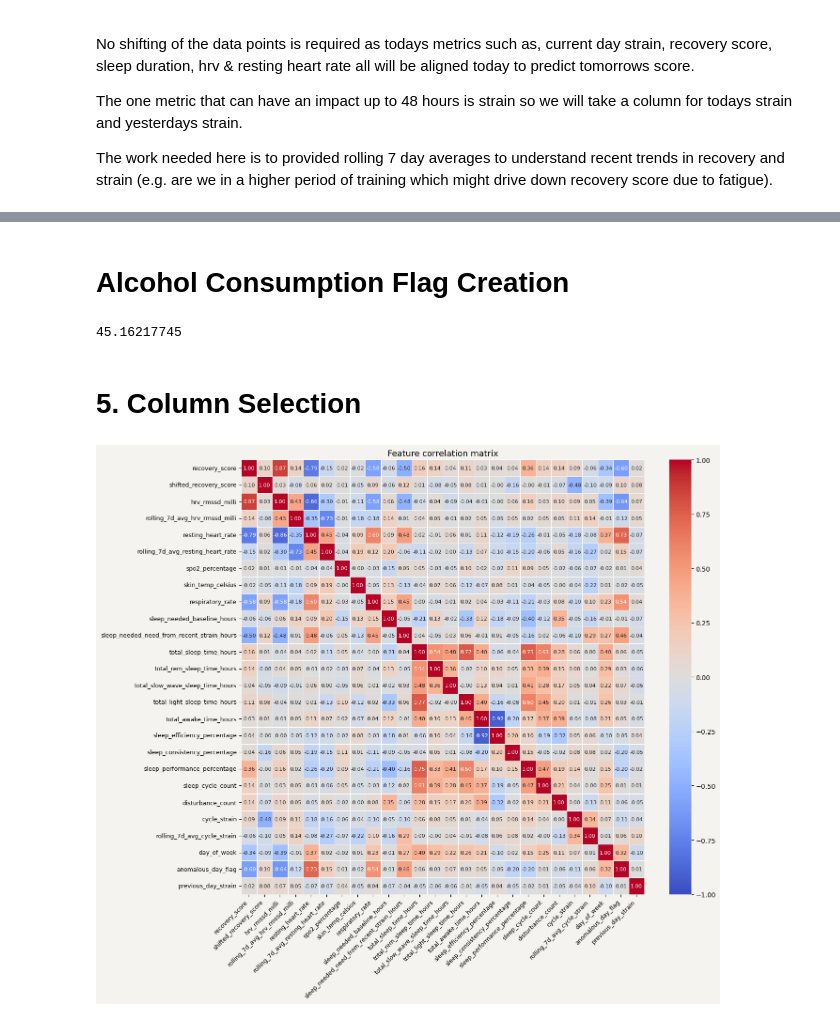
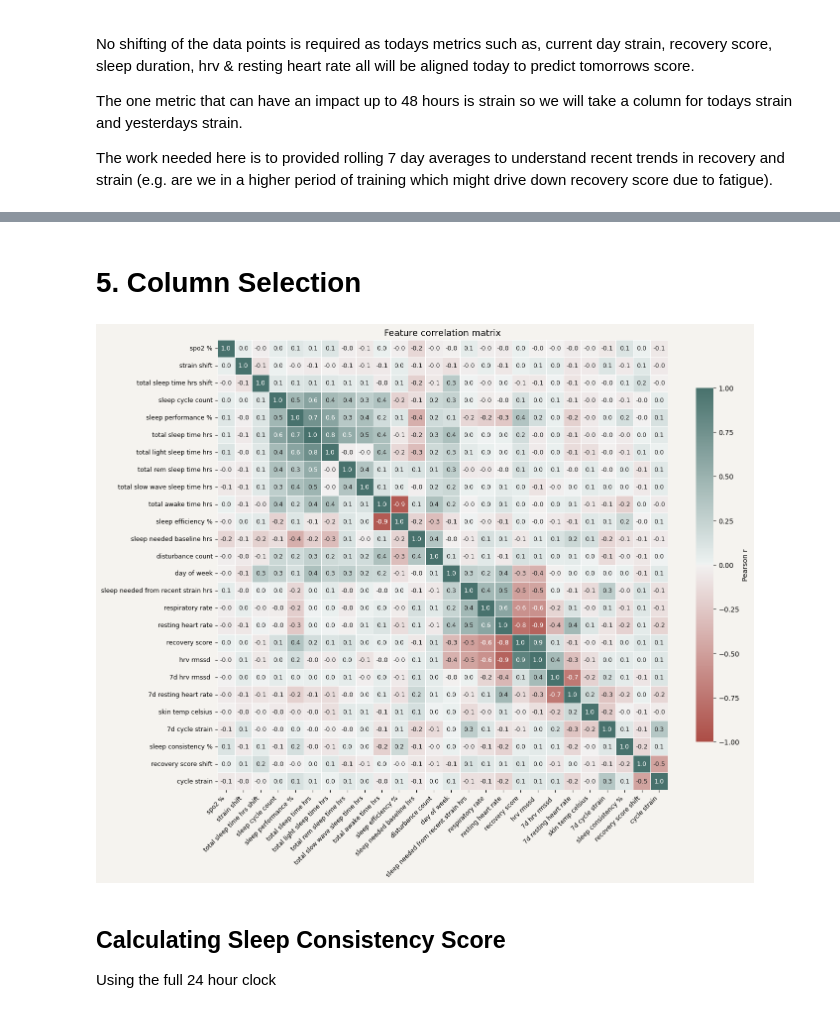
Before and after one commit to JordanPickles/whoop-recovery-predictor, a Jupyter notebook: notebooks/02_feature_engineering.ipynb, the cells around one changed output, grey strips where cells are left out. Cells and saved outputs as stored; diff of their text form; code cells hidden in the pictures.

```diff
--- a/notebooks/02_feature_engineering.ipynb
+++ b/notebooks/02_feature_engineering.ipynb
@@ -330,3 +345,9 @@ print(df_features[['date', 'day_of_week']].head(7))
+# %%
+df_features['sleep_start_local'] = pd.to_datetime(df_features['sleep_start']) + pd.to_timedelta(df_features['timezone_offset'], unit='m')
+df_features['sleep_end_local'] = pd.to_datetime(df_features['sleep_end']) + pd.to_timedelta(df_features['timezone_offset'], unit='m')
+
+df_features['sleep_start_local_decimal'] = pd.to_datetime(df_features['sleep_start_local']).dt.hour + (pd.to_datetime(df_features['sleep_start_local']).dt.minute / 60)
+df_features['sleep_end_local_decimal'] = pd.to_datetime(df_features['sleep_start_local']).dt.hour + (pd.to_datetime(df_features['sleep_end_local']).dt.minute / 60)
 # %% [markdown]
 # 4.2 Lag Features
 
@@ -336,8 +357,8 @@ The one metric that can have an impact up to 48 hours is strain so we will take
 
 The work needed here is to provided rolling 7 day averages to understand recent trends in recovery and strain (e.g. are we in a higher period of training which might drive down recovery score due to fatigue).
 # %%
-df_features['previous_day_strain'] = df_features['cycle_strain'].shift(-11)
-df_features['shifted_recovery_score'] = df_features['recovery_score'].shift(-1)
+df_features['strain_shift'] = df_features['cycle_strain'].shift(-11)
+df_features['recovery_score_shift'] = df_features['recovery_score'].shift(-1)
 
 ## Rolling 7 day averages
 
@@ -350,4 +371,5 @@ for col in cols:
     df_features[f'rolling_7d_avg_{col}'] = df_features[col].rolling(window=7, min_periods=3).mean()
 
 df_features.describe().T
+df_features.columns
 # %% [output]
@@ -371,22 +392,14 @@ df_features.describe().T
-# %% [markdown]
-# Alcohol Consumption Flag Creation
-# %%
-hrv_median = df_features['hrv_rmssd_milli'].median() # median is more robust to the outliers we know are present
-low_hrv_threshold = hrv_median * 0.67 # more conservative requiring the larger decrease based on the study of 33% decrease
-
-print(low_hrv_threshold)
-
-df_features['anomalous_day_flag'] = ((df_features['recovery_score'] < 34) & (df_features['hrv_rmssd_milli'] < low_hrv_threshold)).astype(int)
-# %% [output]
-45.16217745
+# %%
+df_features['total_sleep_time_hours_shift'] = df_features['total_sleep_time_hours'].shift(-1)
 # %% [markdown]
 # 5. Column Selection
 # %%
-
+from scipy.cluster.hierarchy import linkage, leaves_list
+from scipy.spatial.distance import squareform
 
 corr_cols = [
     'recovery_score',
-    'shifted_recovery_score',
+    'recovery_score_shift',
     'hrv_rmssd_milli',
     'rolling_7d_avg_hrv_rmssd_milli',
     'resting_heart_rate',
@@ -395,7 +408,7 @@ corr_cols = [
     'skin_temp_celsius',
     'respiratory_rate',
     'sleep_needed_baseline_hours',
-    'sleep_needed_need_from_recent_strain_hours',
+    'sleep_needed_from_recent_strain_hours',
     'total_sleep_time_hours',
     'total_rem_sleep_time_hours',
     'total_slow_wave_sleep_time_hours',
@@ -404,38 +417,58 @@ corr_cols = [
     'sleep_efficiency_percentage',
     'sleep_consistency_percentage',
     'sleep_performance_percentage',
     'sleep_cycle_count',
     'disturbance_count',
     'cycle_strain',
     'rolling_7d_avg_cycle_strain',
     'day_of_week',
-    'anomalous_day_flag',
-    'previous_day_strain'
+    'strain_shift',
+    'total_sleep_time_hours_shift'
 ]
+
+label_names =  [col.replace("_", " ").replace("percentage", "%").replace("hours", "hrs").replace("rolling 7d avg", "7d").replace("milli", "") for col in corr_cols]
+rename_map = dict(zip(corr_cols, label_names))
+
 corr_matrix = df_features[corr_cols].corr()
+corr_matrix = corr_matrix.rename(index=rename_map, columns=rename_map)
+link = linkage(squareform(1 - corr_matrix.abs(), checks=False), method="average")
+corr_matrix = corr_matrix.iloc[leaves_list(link), leaves_list(link)]
+
+#mask = np.triu(np.ones_like(corr_matrix, dtype=bool), k=0) # returns all values to be true in the upper diag of the matrix
+
+# scale colour to the real range (max value), not ±1, so structure isn't washed out
+vmax = corr_matrix.where(~np.eye(len(corr_matrix), dtype=bool)).abs().max().max()
+vmax = np.ceil(vmax * 10) / 10  # round up to nearest 0.1
 
 fig, ax = plt.subplots(figsize=(14, 12))
 fig.patch.set_facecolor('#f5f3ef')
 ax.set_facecolor('#f5f3ef')
+cmap = sns.diverging_palette(15, 180, s=55, l=45, as_cmap=True)  # coral <-> teal, white at 0
 
 sns.heatmap(
     corr_matrix,
     annot=True,
-    fmt='.2f',
-    cmap='coolwarm',
+    #mask=mask,
+    fmt='.1f',
+    cmap=cmap,
     center=0,
-    vmin=-1,
-    vmax=1,
+    vmin=-1*vmax,
+    vmax=vmax,
     linewidths=0.5,
     linecolor='white',
+    square=True,
     ax=ax,
-    annot_kws={'size': 8}
+    annot_kws={'size': 9},
+    cbar_kws={"label": "Pearson r", "shrink": 0.7}
 )
 
 ax.set_title('Feature correlation matrix', fontsize=13)
 plt.xticks(rotation=45, ha='right', fontsize=9)
 plt.yticks(fontsize=9)
 plt.tight_layout()
 plt.show()
 # %% [output]
-[figure, old version]
+[figure, new version]
+# %% [markdown]
+## Calculating Sleep Consistency Score
+Using the full 24 hour clock
```
Also changed, not shown: parts of 11 cells of this notebook.
